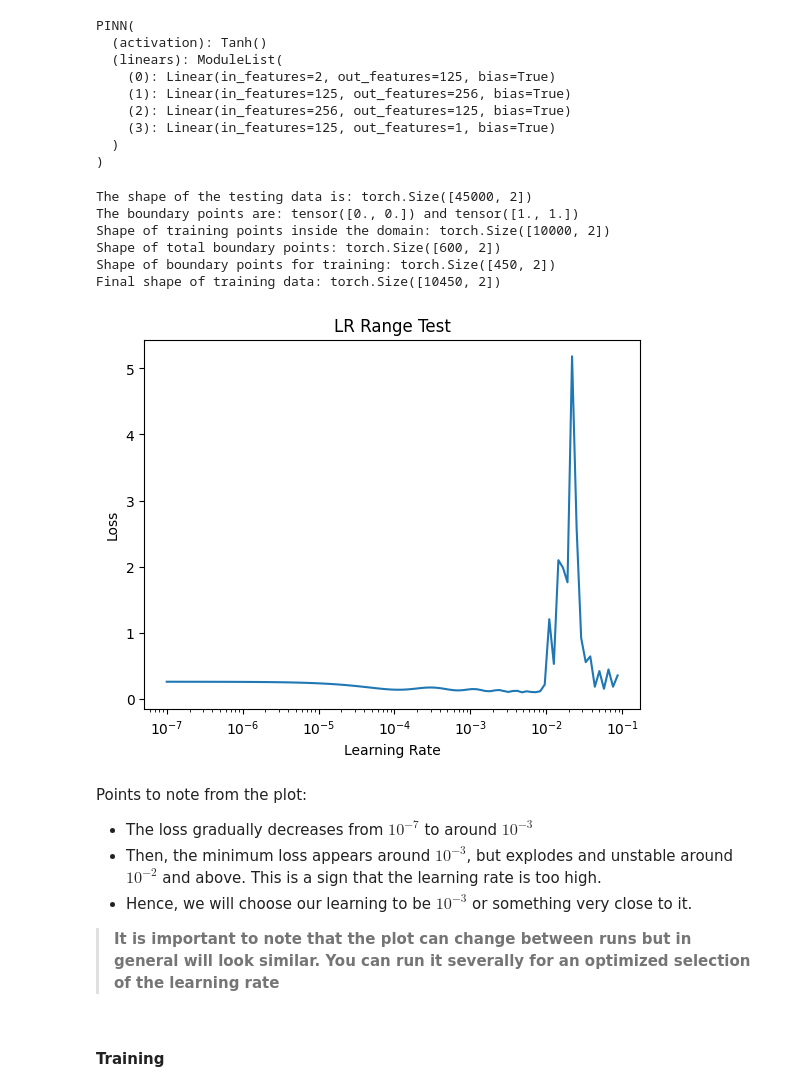
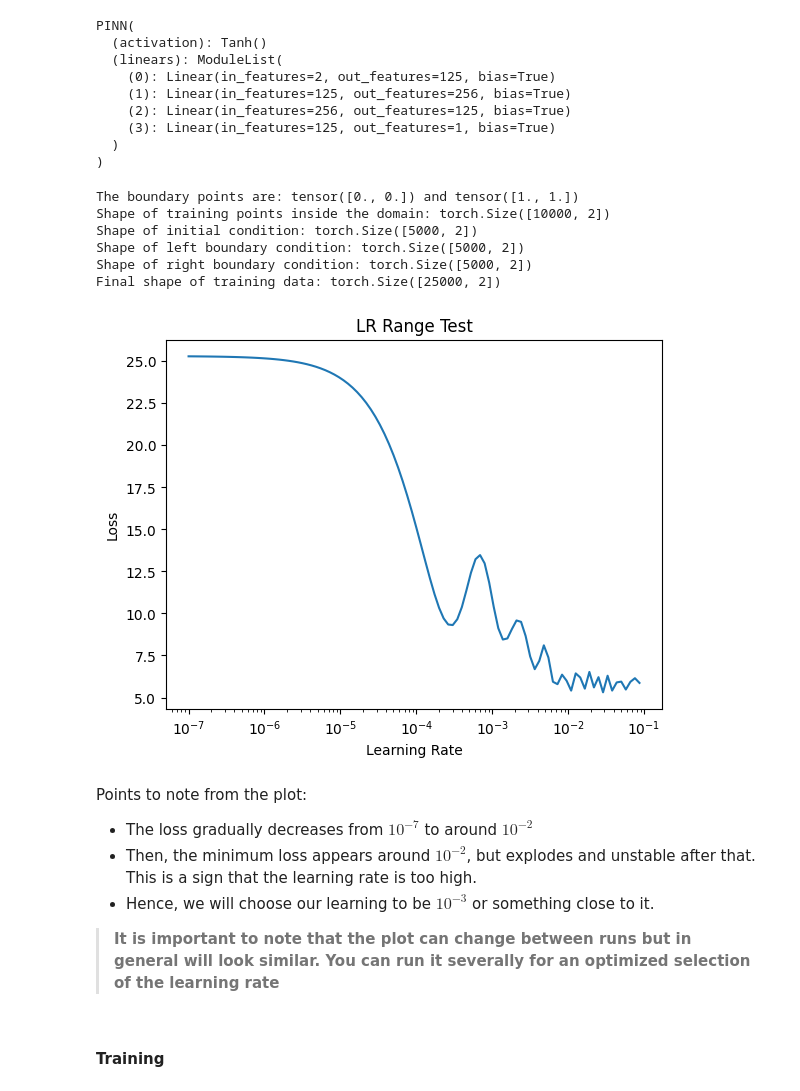
Before and after one commit to oduolaidrisA/Scientific-Machine-Learning, a Jupyter notebook: PINN_for_1d_Burgers_equation_1d.ipynb, the cells around one changed output. Cells and saved outputs as stored; diff of their text form; code cells hidden in the pictures.

```diff
--- a/PINN_for_1d_Burgers_equation_1d.ipynb
+++ b/PINN_for_1d_Burgers_equation_1d.ipynb
@@ -206,6 +211,11 @@ class PINN(nn.Module):
 
         #Defining the linear layers
         self.linears = self.linears = nn.ModuleList([nn.Linear(self.layers[i], self.layers[i+1]) for i in range(len(self.layers)-1)])
+        #Initializing the weights
+        #self.apply(weights_init)
+        for i in range(len(self.layers)-1):
+          nn.init.xavier_normal_(self.linears[i].weight.data, gain=1.0)
+          nn.init.zeros_(self.linears[i].bias.data)
 
     def forward(self,x):
         a = x.float()
@@ -252,56 +262,58 @@ PINN(
 )
 # %%
 #Setting up the variables
-x_train, x_test = prepare_data(cfg)
-x_train.to(device); x_test.to(device)
+x_train = prepare_train_data(cfg)
+x_train.to(device)
 losses = []
 lrs = []
 
 #Training for different learning rates between [1e-7,0.1]
 start_lr = 1e-7
-end_lr = 0.1
+end_lr = 1e-1
 num_iter = 100
 lr_mult = (end_lr / start_lr) ** (1/num_iter)
 
 #Initial learning rate
 lr = start_lr
 
 for iteration in range(num_iter):
     optimizer_lr.param_groups[0]['lr'] = lr
 
     optimizer_lr.zero_grad()
     pde_loss = PDEloss(model_lr,cfg,x_train)
-    bound_loss = boundary_loss(model_lr,cfg.x_bound_random,cfg.u_bound_random)
-    loss = pde_loss + bound_loss
+    bound_right_loss = boundary_loss(model_lr,cfg.x_bound_right,cfg.u_bound_right)
+    bound_left_loss = boundary_loss(model_lr,cfg.x_bound_left,cfg.u_bound_left)
+    initial_loss = boundary_loss(model_lr,cfg.x_initial,cfg.u_init)
+    loss = pde_loss + bound_right_loss + bound_left_loss + 50*initial_loss
     loss.backward()
 
     optimizer_lr.step()
 
     lrs.append(lr)
     losses.append(loss.item())
 
     lr *= lr_mult  # increase learning rate exponentially
 
 # Plot the result
 plt.plot(lrs, losses)
 plt.xscale('log')
 plt.xlabel('Learning Rate')
 plt.ylabel('Loss')
 plt.title('LR Range Test')
 plt.show()
 # %% [output]
-The shape of the testing data is: torch.Size([45000, 2])
 The boundary points are: tensor([0., 0.]) and tensor([1., 1.])
 Shape of training points inside the domain: torch.Size([10000, 2])
-Shape of total boundary points: torch.Size([600, 2])
-Shape of boundary points for training: torch.Size([450, 2])
-Final shape of training data: torch.Size([10450, 2])
+Shape of initial condition: torch.Size([5000, 2])
+Shape of left boundary condition: torch.Size([5000, 2])
+Shape of right boundary condition: torch.Size([5000, 2])
+Final shape of training data: torch.Size([25000, 2])
-[figure, old version]
+[figure, new version]
 # %% [markdown]
 Points to note from the plot:
-* The loss gradually decreases from $10^{-7}$ to around $10^{-3}$
-* Then, the minimum loss appears around $10^{-3}$, but explodes and unstable around $10^{-2}$ and above. This is a sign that the learning rate is too high.
-* Hence, we will choose our learning to be $10^{-3}$ or something very close to it.
+* The loss gradually decreases from $10^{-7}$ to around $10^{-2}$
+* Then, the minimum loss appears around $10^{-2}$, but explodes and unstable after that. This is a sign that the learning rate is too high.
+* Hence, we will choose our learning to be $10^{-3}$ or something close to it.
 
 > **It is important to note that the plot can change between runs but in general will look similar. You can run it severally for an optimized selection of the learning rate**
 # %% [markdown]
```
Also changed, not shown: parts of 10 cells of this notebook.
